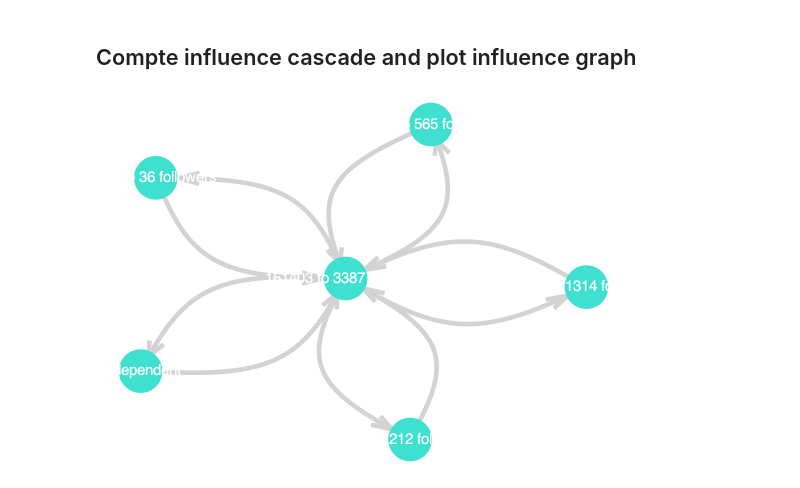
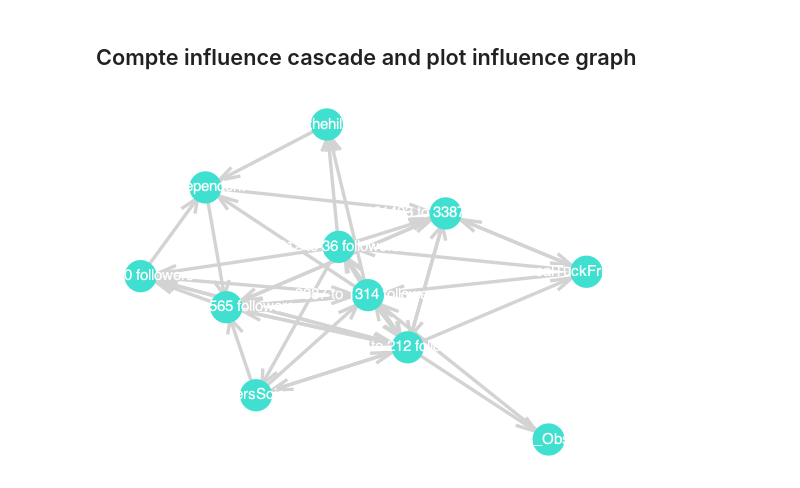
Before and after one commit to Cyrilvallez/Measuring-Influence-Twitter, a Jupyter notebook: Julia/Notebooks/AnalystTool.ipynb, the cells around one changed output. Drawn from its saved outputs; the diff is of its cells as text; code cells hidden in the pictures.

```diff
--- a/Julia/Notebooks/AnalystTool.ipynb
+++ b/Julia/Notebooks/AnalystTool.ipynb
@@ -58,15 +11,26 @@ data."created_at" = to_datetime.(data."created_at");
+# %%
+datafolder = "../../Data/Twitter/"
+datafile = datafolder * "all_links_processed.json"
+data = load_json(datafile)
+
+#=
+datafolder = "../../Data/Twitter/COP26_processed_lightweight/"
+datafiles = [file for file in readdir(datafolder) if occursin(".json", file)]
+frames = [load_json(datafolder * file) for file in datafiles]
+data = vcat(frames...)
+=#
+data = data[.~ismissing.(data."domain"), :]
+
+to_datetime = x -> DateTime(split(x, '.')[1], "yyyy-mm-ddTHH:MM:SS")
+data."created_at" = to_datetime.(data."created_at");
 # %% [markdown]
 ## Define the partition, actors and actions
 # %%
-part_fun = sentiment
+part_fun = sentiment#cop_26_dates
 actor_fun = follower_count
-action_fun = trust_popularity_score
+action_fun = trust_popularity_score_old#trust_score
 
-cuttoff = 0.5
-et = "Any Edge"
-part = "neutral"
-
-clean_dates = x -> floor(x, Dates.Hour(2));
+clean_dates = x -> floor(x, Dates.Minute(5*60));
 data.time = clean_dates.(data."created_at");
 
 df = data |> part_fun |> action_fun |> actor_fun;
@@ -84,34 +47,35 @@ influence_graph = observe(time_series, ig);
 # %%
 begin
 	function make_simplifier(edge_type)
 		if edge_type=="Any Edge"
 			return x->(maximum(x)>cuttoff)
 		else
 			idx = findfirst(x->(x==et), edgeTypes)
 			return x->(x[idx]>cuttoff)
 		end
 	end
+
+	et = "Any Edge"
 	s = make_simplifier(et)
 
+	cuttoff = 0.5
 	icg = InfluenceCascadeGenerator(cuttoff)
 	influence_cascades = observe.(influence_graph, Ref(icg))
-	all_ics = vcat(influence_cascades...)
 
 
 	partitions = unique(df[!,tsg.part_col])
+	part = "neutral"
 	i = (1:length(partitions))[findfirst(x->x==part, partitions)]
-	#xs, ys, influencers = influence_layout(influence_graph[i]; simplifier=s)
 
 	# In this case we plot the graph on a world map
 	if actor_fun == country
 		PlotlyJS.plot(map_plot(df)...)
 	# In this case we plot a simple graph of the actors
 	else
 		#gplot(g, xs, ys, nodelabel=unique(df.actor))
-		g, labels = plot_graph(influence_graph[i], df, simplifier=s)
-		gplot(g, nodelabel=labels, nodelabelc=colorant"white", linetype="curve")
+		plot_graph(influence_graph[i], df, simplifier=s)
 	end
 
 end
 # %% [output]
-[figure, old version]
+[figure, new version]
```
Also changed, not shown: parts of 22 cells of this notebook, 10 other files.
